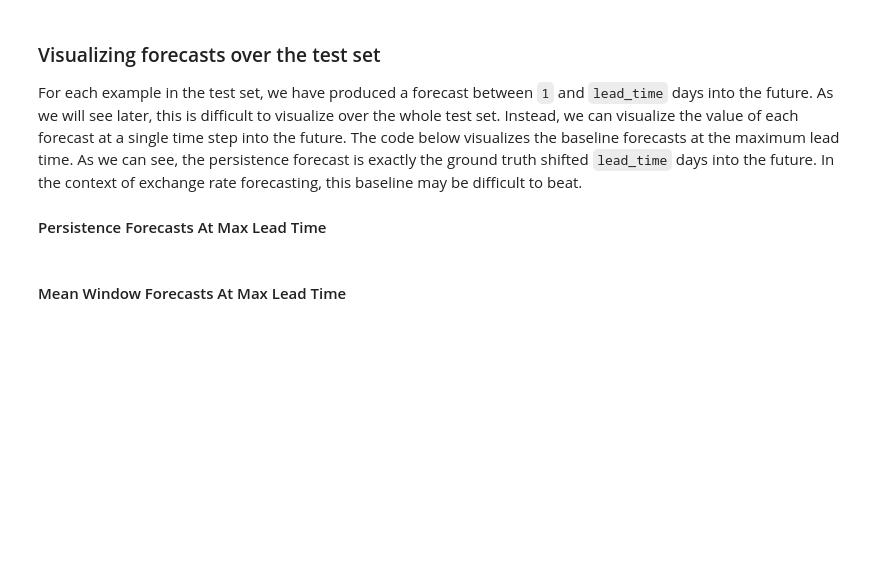
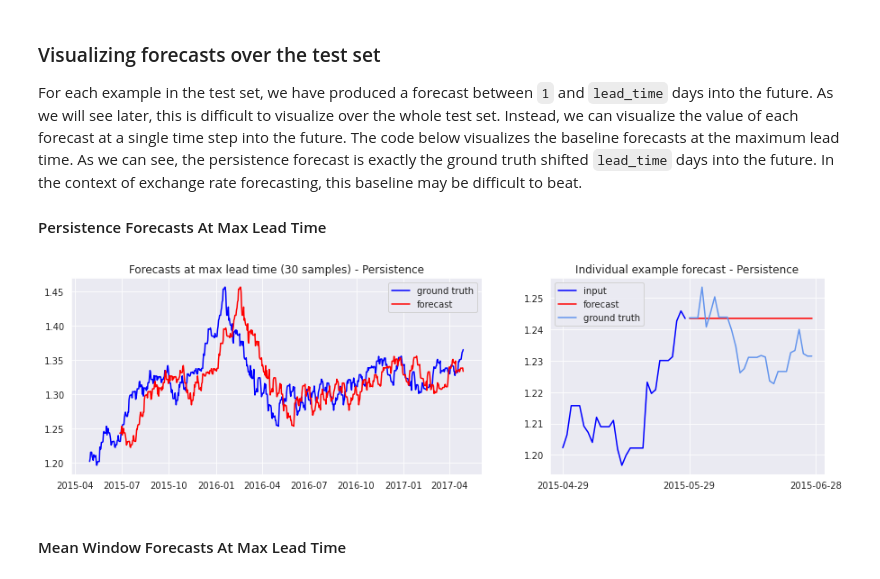
Before and after one commit to VectorInstitute/forecasting-with-dl, a Jupyter notebook: demos/demo1_prophet_neuralprophet_testset.ipynb, the cells around one changed output. Cells and saved outputs as stored; diff of their text form; code cells hidden in the pictures; blank space fills up the shorter version.

Commit message:
add seaborn import and add individual example to baseline forecasting plots

```diff
--- a/demos/demo1_prophet_neuralprophet_testset.ipynb
+++ b/demos/demo1_prophet_neuralprophet_testset.ipynb
@@ -202,12 +219,22 @@ For each example in the test set, we have produced a forecast between `1` and `l
 # %%
 max_fcs = [{'date': fc.index[-1:][0], 'yhat':fc[-1:][0]} for fc in forecasts_persistence]
 max_fcs = pd.DataFrame(max_fcs)
 
-fig, ax = plt.subplots(figsize=(8,3))
-ax.plot(max_fcs.date, max_fcs.yhat, color='red', label='forecast')
-ax.plot(test_df.date, test_df['USD_CLOSE'], color='blue', label='ground truth')
-plt.title(f"Forecasts at max lead time ({lead_time} samples) - Persistence")
-plt.legend()
+sns.set_style('darkgrid')
+fig, (ax1, ax2) = plt.subplots(1, 2,figsize=(15,4), gridspec_kw={'width_ratios': [3, 2]})
+ax1.plot(test_df.date, test_df['USD_CLOSE'], color='blue', label='ground truth')
+ax1.plot(max_fcs.date, max_fcs.yhat, color='red', label='forecast')
+ax1.set_title(f"Forecasts at max lead time ({lead_time} samples) - Persistence")
+ax1.legend(loc='upper right')
+ax2.plot(test_df.date[:30], test_df['USD_CLOSE'][:30], color='blue', label='input')
+ax2.plot(test_df.date[30:60], [max_fcs.yhat[0]]*30, color='red', label='forecast')
+ax2.plot(test_df.date[30:60], test_df['USD_CLOSE'][30:60], color='cornflowerblue', label='ground truth')
+ax2.set_title(f"Individual example forecast - Persistence")
+ax2.set_xticks(test_df.iloc[0:61:30].date)
+ax2.legend(loc='upper left')
+plt.show()
+# %% [output]
+[figure, added]
 # %% [markdown]
 #### Mean Window Forecasts At Max Lead Time
 # %%
```
Also changed, not shown: parts of 7 cells of this notebook.
